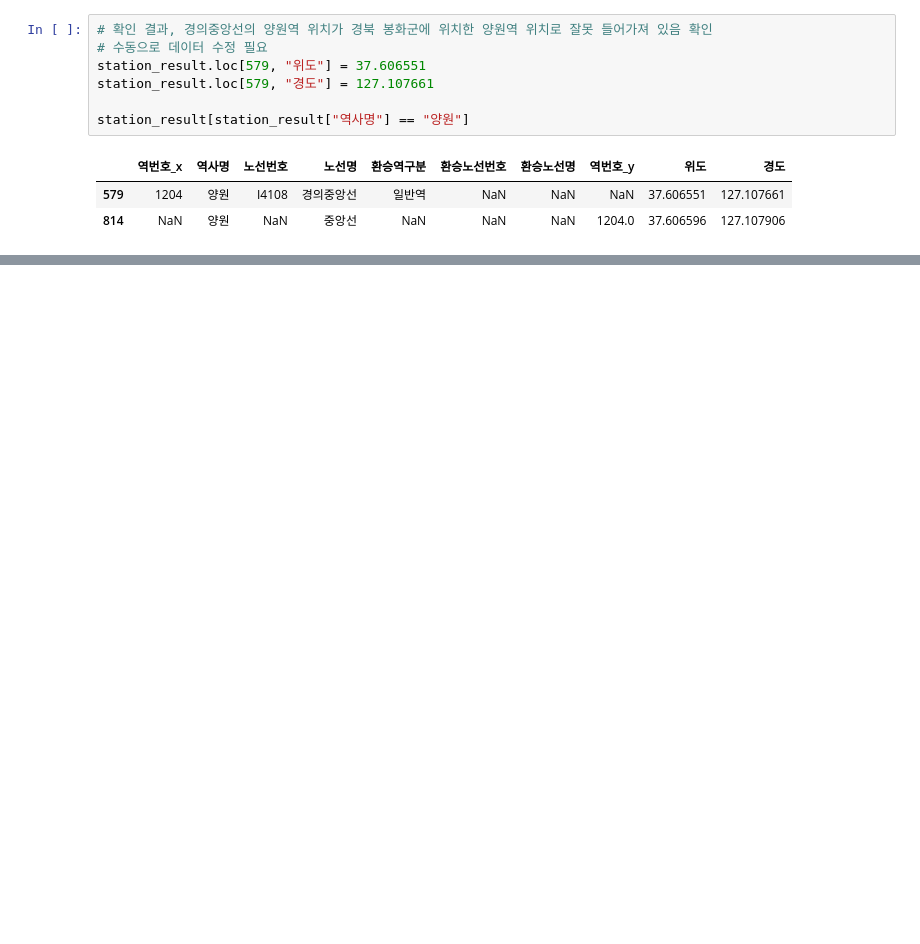
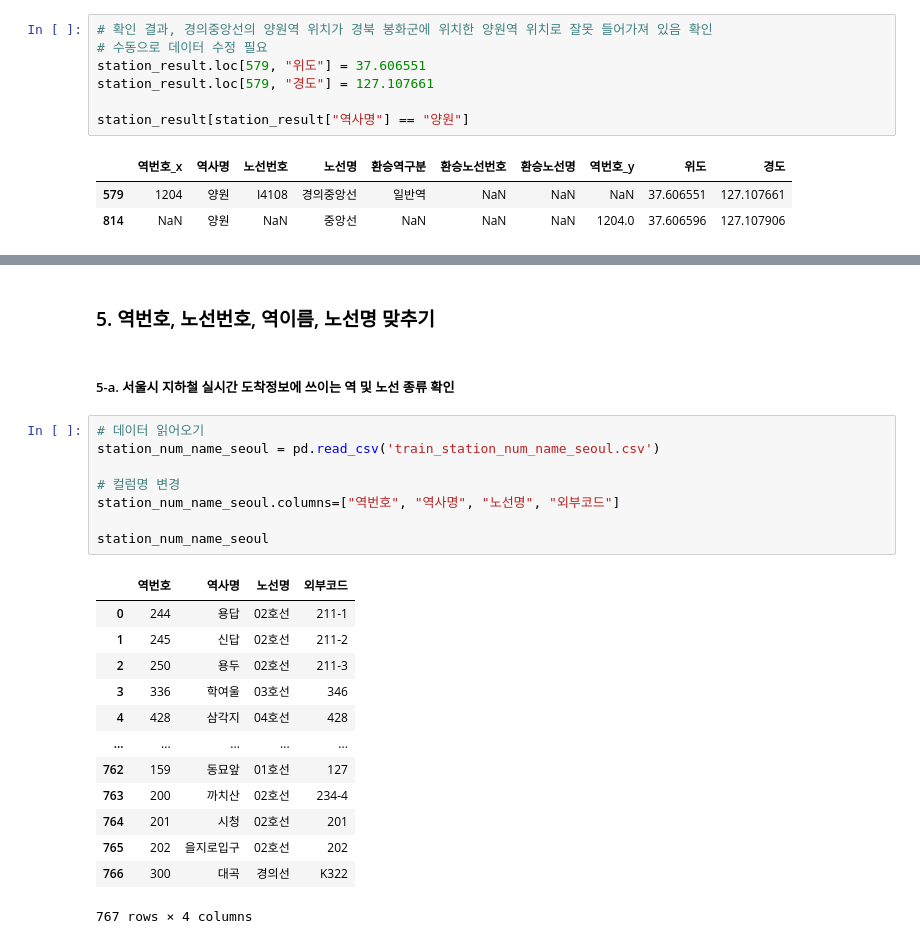
Before and after one commit to 23-1-CauCapstone-Team3/DataPreprocessing, a Jupyter notebook: train/station.ipynb, the cells around one changed output, grey strips where cells are left out. Cells and saved outputs as stored; diff of their text form; blank space fills up the shorter version.

```diff
--- a/train/station.ipynb
+++ b/train/station.ipynb
@@ -665,3 +674,29 @@ for n in geo_station.index:
 fmap
 # %% [output]
 [interactive output not drawn]
+# %% [markdown]
+### 5. 역번호, 노선번호, 역이름, 노선명 맞추기
+# %% [markdown]
+##### 5-a. 서울시 지하철 실시간 도착정보에 쓰이는 역 및 노선 종류 확인
+# %%
+# 데이터 읽어오기
+station_num_name_seoul = pd.read_csv('train_station_num_name_seoul.csv')
+
+# 컬럼명 변경
+station_num_name_seoul.columns=["역번호", "역사명", "노선명", "외부코드"]
+
+station_num_name_seoul
+# %% [output]
+|  | 역번호 | 역사명 | 노선명 | 외부코드 |
+| 0 | 244 | 용답 | 02호선 | 211-1 |
+| 1 | 245 | 신답 | 02호선 | 211-2 |
+| 2 | 250 | 용두 | 02호선 | 211-3 |
+| 3 | 336 | 학여울 | 03호선 | 346 |
+| 4 | 428 | 삼각지 | 04호선 | 428 |
+| ... | ... | ... | ... | ... |
+| 762 | 159 | 동묘앞 | 01호선 | 127 |
+| 763 | 200 | 까치산 | 02호선 | 234-4 |
+| 764 | 201 | 시청 | 02호선 | 201 |
+| 765 | 202 | 을지로입구 | 02호선 | 202 |
+| 766 | 300 | 대곡 | 경의선 | K322 |
+767 rows × 4 columns
```
Also changed, not shown: parts of 12 cells of this notebook, 4 other files.
